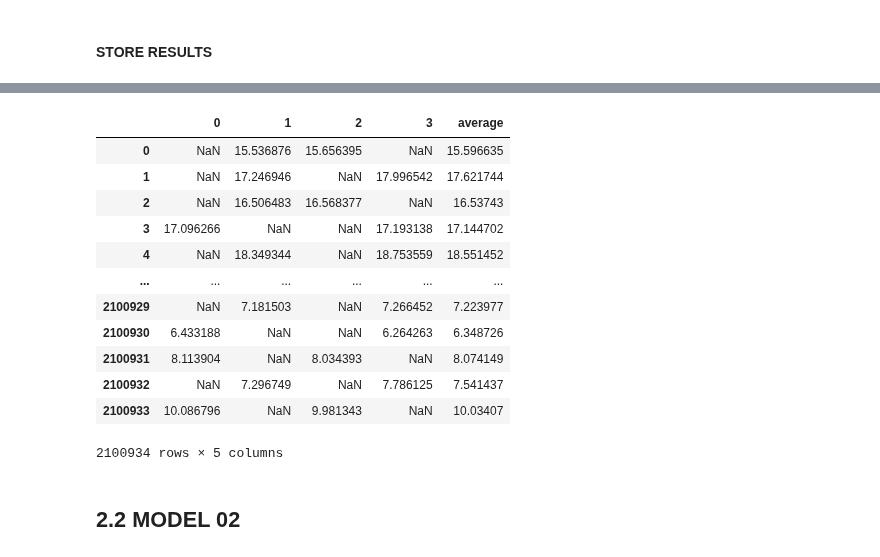
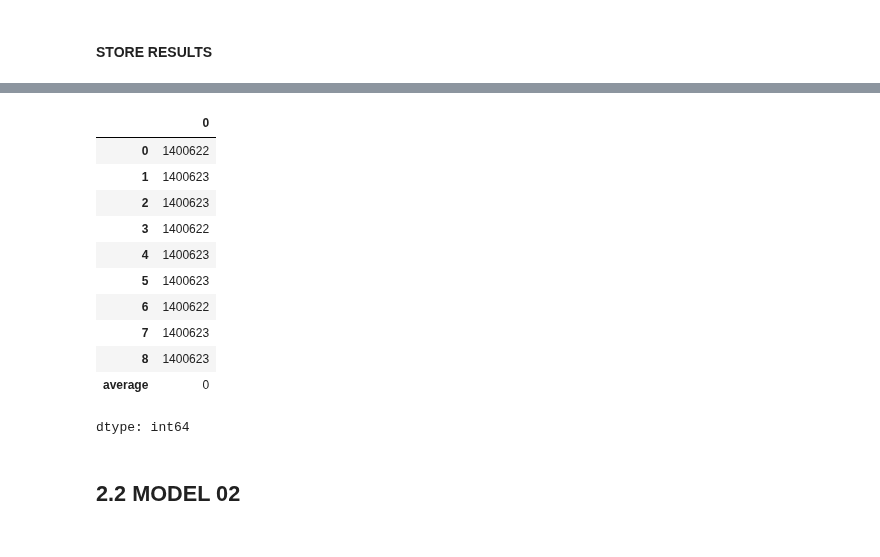
Before and after one commit to fabriziobasso/Colab_backup, a Jupyter notebook: File_00_NN_ext.ipynb, the cells around one changed output, grey strips where cells are left out. Drawn from its saved outputs; the diff is of its cells as text; code cells hidden in the pictures.

```diff
--- a/File_00_NN_ext.ipynb
+++ b/File_00_NN_ext.ipynb
@@ -756,7 +756,7 @@ def create_model_v0(vocabulary=vocabulary_pnum,
                     activation="selu",
                     reg=0.0,
                     lr=0.001,
-                    noise=0.1,
+                    noise=0.05,
                     summary=False):
 
   # --- Tabular Data Processing ---
@@ -782,8 +782,9 @@ def create_model_v0(vocabulary=vocabulary_pnum,
   # Concatenate all tabular features
   x = layers.concatenate([tab_data, pnum_flat])
   x = layers.BatchNormalization()(x)
+
+  x = layers.GaussianNoise(stddev=noise, seed=42, name="gn_00")(x)
   tabular_output = x
-  #tabular_output = layers.GaussianNoise(stddev=noise, seed=42, name="gn_00")(tabular_output)
   tabular_output = layers.Dropout(dropout, name="bb_00")(tabular_output)
 
   # Dense layers for tabular data
@@ -876,28 +877,29 @@ def run_experiment(X_train, X_test, model_constructor, best_params, experiment_n
       model = model_constructor(vocabulary=vocabulary,
                                 lr = learning_rate,
                                 **best_params)
+      if i>=0:
+        print("Start training the model...")
 
-      print("Start training the model...")
+        history = model.fit(train_dataset,
+                            epochs=num_epochs,
+                            callbacks=[keras.callbacks.EarlyStopping(monitor='val_rmse', patience=5, mode="min",
+                                                      start_from_epoch=5,restore_best_weights=True),
+                                      keras.callbacks.ModelCheckpoint(filepath=checkpoint_filepath,
+                                                        save_weights_only=True,
+                                                        monitor="val_rmse",
+                                                        mode='min',
+                                                        save_best_only=True),
+                                      keras.callbacks.ReduceLROnPlateau(monitor='val_rmse', factor=0.5,
+                                                              patience=3, min_lr=0.0001, mode="min")],
+                            validation_data=valid_dataset)
 
-      history = model.fit(train_dataset,
-                          epochs=num_epochs,
-                          callbacks=[keras.callbacks.EarlyStopping(monitor='val_rmse', patience=17, mode="min",
-                                                    start_from_epoch=5,restore_best_weights=True),
-                                    keras.callbacks.ModelCheckpoint(filepath=checkpoint_filepath,
-                                                      save_weights_only=True,
-                                                      monitor="val_rmse",
-                                                      mode='min',
-                                                      save_best_only=True),
-                                    keras.callbacks.ReduceLROnPlateau(monitor='val_rmse', factor=0.5,
-                                                            patience=5, min_lr=0.0001, mode="min")],
-                          validation_data=valid_dataset)
-
-      print("Model training finished")
+        print("Model training finished")
 
       model.load_weights(checkpoint_filepath)
       model.evaluate(valid_dataset, verbose=0)
 
-      plot_training_session(history)
+      if i>=0:
+        plot_training_session(history)
 
       oof_res = model.predict(valid_dataset)
       test_pred = model.predict(test_dataset)
@@ -1112,8 +1085,8 @@ gc.collect()
 #best_params = tuner.get_best_hyperparameters(1)[0].values
 best_params = {'activation': 'gelu', 'dropout': 0.15, 'reg': 0.0001, 'dense_layers': [128,64,32]}
 # %%
-test_results_df, train_results_df = run_experiment(X_train, X_test, create_model_v0, best_params, experiment_name = "baseline_nn_ext_v0",
-                                                  rs=42, target="bg+1:00", batch_size=256, num_epochs=2, learning_rate=0.0005,
+test_results_df, train_results_df = run_experiment(X_train, X_test, create_model_v0, best_params, experiment_name = "baseline_nn_ext_v1_st",
+                                                  rs=42, target="bg+1:00", batch_size=512, num_epochs=51, learning_rate=0.0005,
                                                   n_splits = 3, n_repeats = 3, vocabulary = vocabulary_pnum)
 # %% [output]
 Running CV 0
@@ -1228,19 +1182,19 @@ dtype: int64
 # %%
 train_results_df["average"] = train_results_df.mean(axis=1)
+train_results_df.isna().sum()
 # %% [output]
-|  | 0 | 1 | 2 | 3 | average |
-| 0 | NaN | 15.536876 | 15.656395 | NaN | 15.596635 |
-| 1 | NaN | 17.246946 | NaN | 17.996542 | 17.621744 |
-| 2 | NaN | 16.506483 | 16.568377 | NaN | 16.53743 |
-| 3 | 17.096266 | NaN | NaN | 17.193138 | 17.144702 |
-| 4 | NaN | 18.349344 | NaN | 18.753559 | 18.551452 |
-| ... | ... | ... | ... | ... | ... |
-| 2100929 | NaN | 7.181503 | NaN | 7.266452 | 7.223977 |
-| 2100930 | 6.433188 | NaN | NaN | 6.264263 | 6.348726 |
-| 2100931 | 8.113904 | NaN | 8.034393 | NaN | 8.074149 |
-| 2100932 | NaN | 7.296749 | NaN | 7.786125 | 7.541437 |
-| 2100933 | 10.086796 | NaN | 9.981343 | NaN | 10.03407 |
+|  | 0 |
+| 0 | 1400622 |
+| 1 | 1400623 |
+| 2 | 1400623 |
+| 3 | 1400622 |
+| 4 | 1400623 |
+| 5 | 1400623 |
+| 6 | 1400622 |
+| 7 | 1400623 |
+| 8 | 1400623 |
+| average | 0 |
-2100934 rows × 5 columns
+dtype: int64
 # %%
 train_results_df_ = train_results_df["average"].astype("float").copy()
 train_results_df_.columns = ["bg+1:00_v0_expanded"]
```
Also changed, not shown: parts of 30 cells of this notebook.
